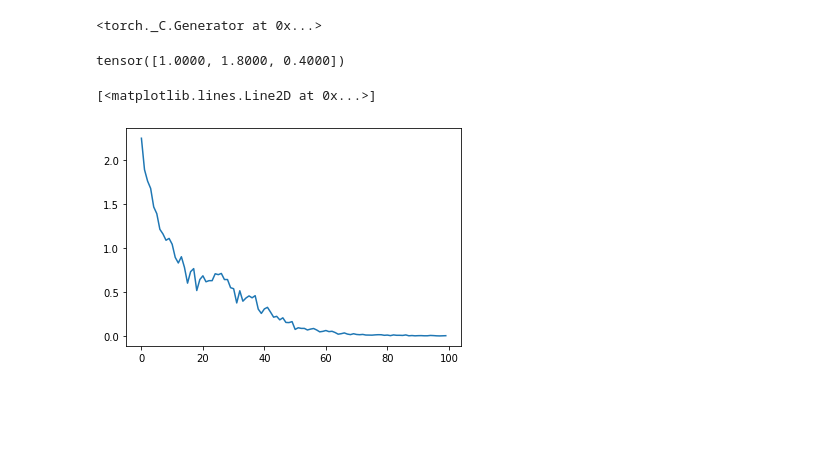
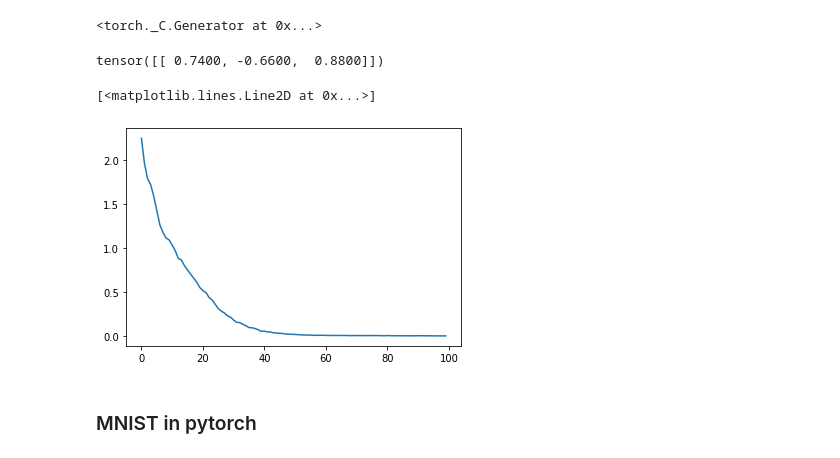
Before and after one commit to BoschSamuel/QizGloria, a Jupyter notebook: pytorch-qiskit-0.1.ipynb, the cells around one changed output. Saved outputs shown, nothing was run; the diff lists cells and outputs as text; code cells hidden in the pictures; blank space fills up the shorter version.

Commit message:
added mnist example

```diff
--- a/pytorch-qiskit-0.1.ipynb
+++ b/pytorch-qiskit-0.1.ipynb
@@ -68,9 +68,9 @@ class TorchCircuit(Function):
     @staticmethod
     def forward(ctx, i):
         if not hasattr(ctx, 'QiskitCirc'):
-            ctx.QiskitCirc = QiskitCircuit(shots=1000)
+            ctx.QiskitCirc = QiskitCircuit(shots=10000)
 
-        exp_value = ctx.QiskitCirc.run(i)
+        exp_value = ctx.QiskitCirc.run(i[0])
 
         result = torch.tensor([exp_value])
 
@@ -83,7 +83,7 @@ class TorchCircuit(Function):
         eps = 0.01
 
         forward_tensor, i = ctx.saved_tensors
-        input_numbers = to_numbers(i)
+        input_numbers = to_numbers(i[0])
         gradient = [0,0,0]
 
         for k in range(len(input_numbers)):
@@ -97,6 +97,7 @@ class TorchCircuit(Function):
 
 #         print(gradient)
         result = torch.tensor([gradient])
+#         print(result)
 
         return result.float() * grad_output.float()
 # %%
@@ -104,45 +105,47 @@ torch.manual_seed(42)
 # %% [output]
 <torch._C.Generator at 0x...>
 # %%
-# # x = torch.tensor([np.pi/4, np.pi/4, np.pi/4], requires_grad=True)
-# x = torch.tensor([0.0, 0.0, 0.0], requires_grad=True)
+# x = torch.tensor([np.pi/4, np.pi/4, np.pi/4], requires_grad=True)
+x = torch.tensor([[0.0, 0.0, 0.0]], requires_grad=True)
 
-# qc = TorchCircuit.apply
-# y1 = qc(x)
-# y1.backward()
-# print(x.grad)
+qc = TorchCircuit.apply
+y1 = qc(x)
+y1.backward()
+print(x.grad)
 # %% [output]
-tensor([1.0000, 1.8000, 0.4000])
+tensor([[ 0.7400, -0.6600,  0.8800]])
 # %%
 qc = TorchCircuit.apply
 
 def cost(x):
     target = -1
     expval = qc(x)
     return torch.abs(qc(x) - target) ** 2, expval
 
-x = torch.tensor([np.pi/4, np.pi/4, np.pi/4], requires_grad=True)
+x = torch.tensor([[np.pi/4, np.pi/4, np.pi/4]], requires_grad=True)
 opt = torch.optim.Adam([x], lr=0.1)
 
 num_epoch = 100
 
 loss_list = []
 expval_list = []
 
 for i in tqdm(range(num_epoch)):
 # for i in range(num_epoch):
     opt.zero_grad()
     loss, expval = cost(x)
     loss.backward()
     opt.step()
     loss_list.append(loss.item())
     expval_list.append(expval.item())
 #     print(loss.item())
 
 plt.plot(loss_list)
 
 # print(circuit(phi, theta))
 # print(cost(x))
 # %% [output]
 [<matplotlib.lines.Line2D at 0x...>]
-[figure, old version]
+[figure, new version]
+# %% [markdown]
+### MNIST in pytorch
```
Also changed, not shown: parts of 5 cells of this notebook.
